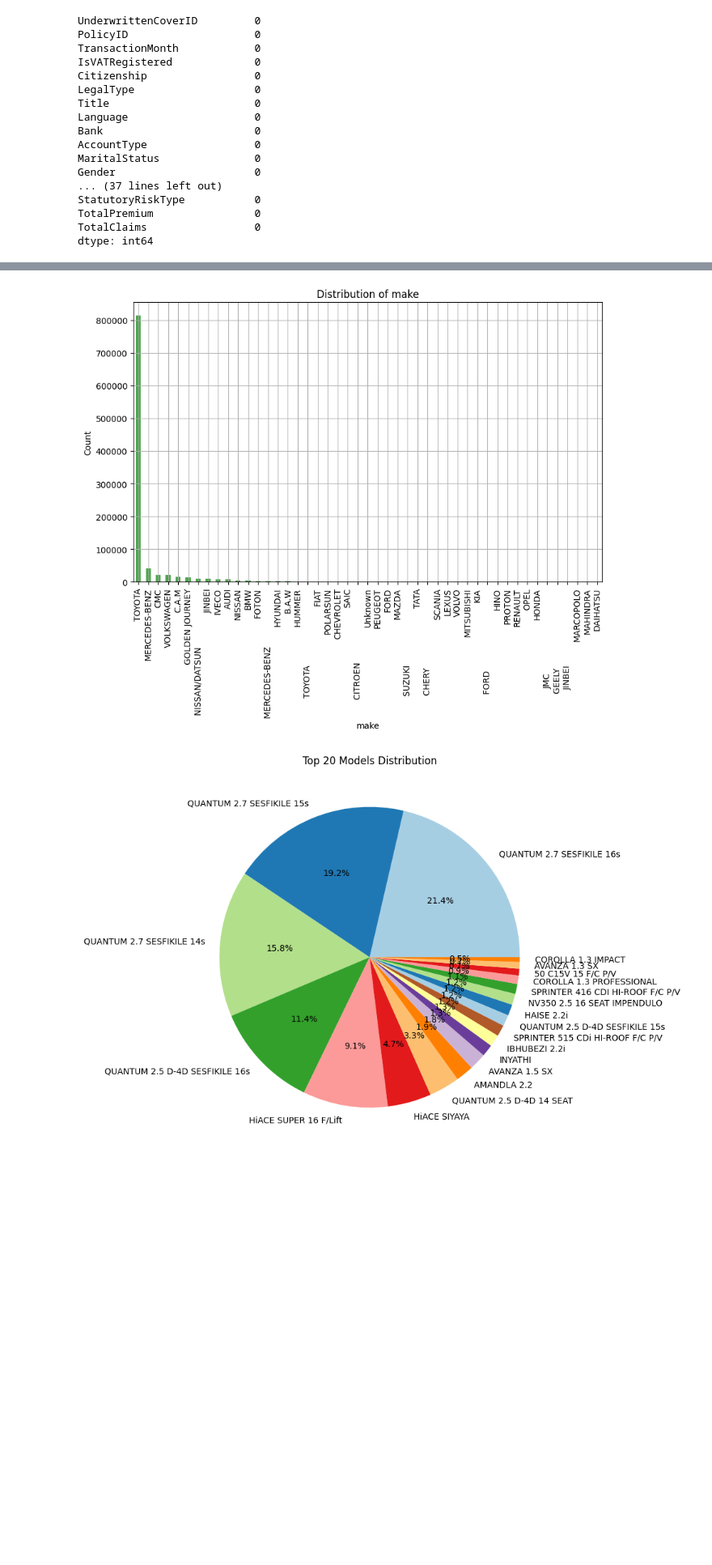
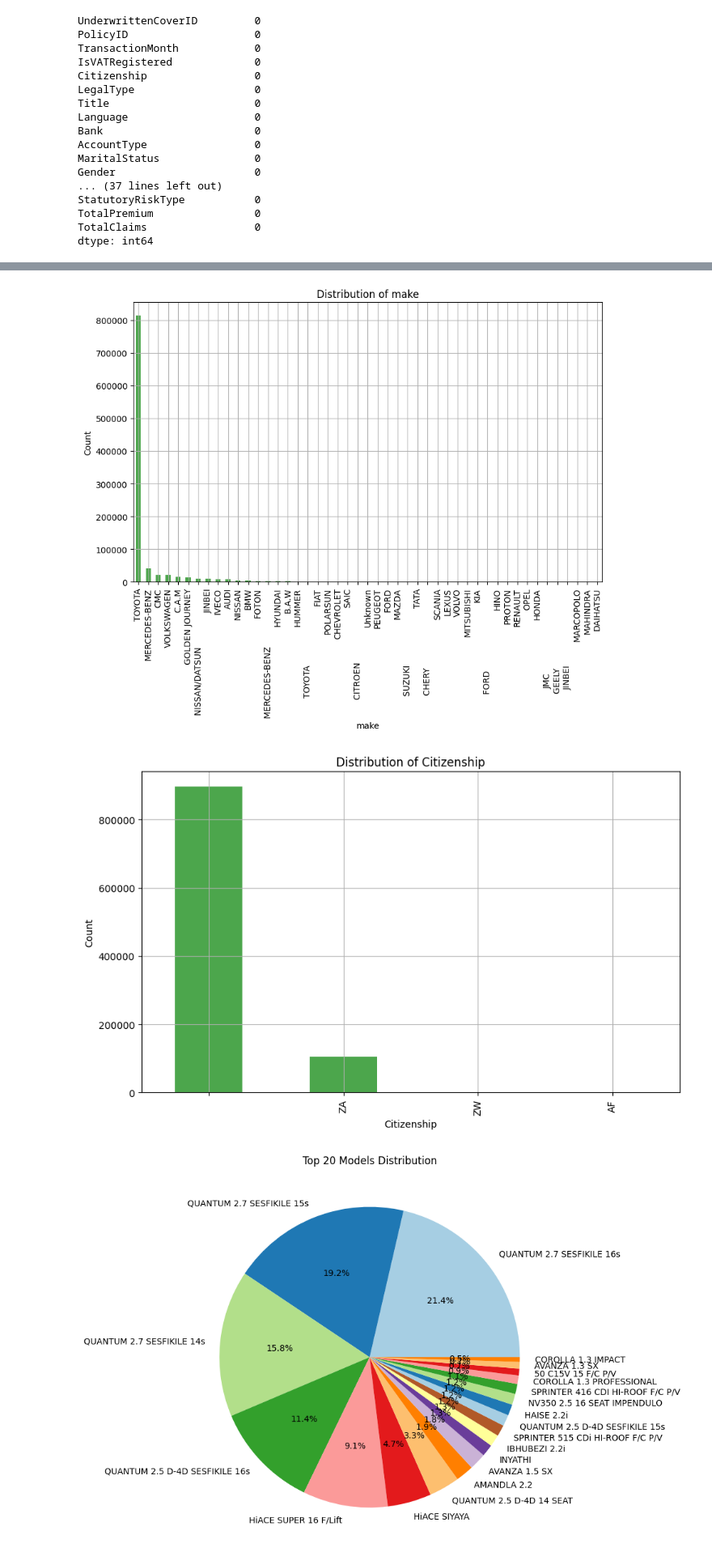
Before and after one commit to Semir1r/AlphaCare-Insurance-Solutions, a Jupyter notebook: notebooks/insurance_analysis.ipynb, the cells around one changed output, grey strips where cells are left out. Shown at 81% size. Cells and saved outputs as stored; diff of their text form; code cells hidden in the pictures; blank space fills up the shorter version.

```diff
--- a/notebooks/insurance_analysis.ipynb
+++ b/notebooks/insurance_analysis.ipynb
@@ -107,16 +108,17 @@ plot_histograms(cleaned_data, column)
 # %%
 from plot_categorical_column import plot_categorical_bars
 
-categorical_columns = ['Bank', 'AccountType', 'MaritalStatus', 'Gender', 'VehicleType', 'make']
+categorical_columns = ['Bank', 'AccountType', 'MaritalStatus', 'Gender', 'VehicleType', 'make', 'Citizenship']
 
 plot_categorical_bars(cleaned_data, categorical_columns)
 # %% [output]
 [figure]
 [figure]
 [figure]
 [figure]
 [figure]
 [figure]
+[figure, added]
 # %%
 import matplotlib.pyplot as plt
 # Top 10 models
```
Also changed, not shown: parts of 4 cells of this notebook, 7 other files.
